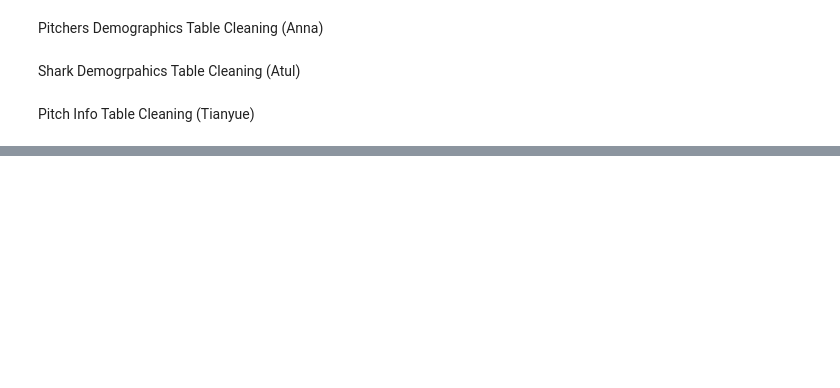
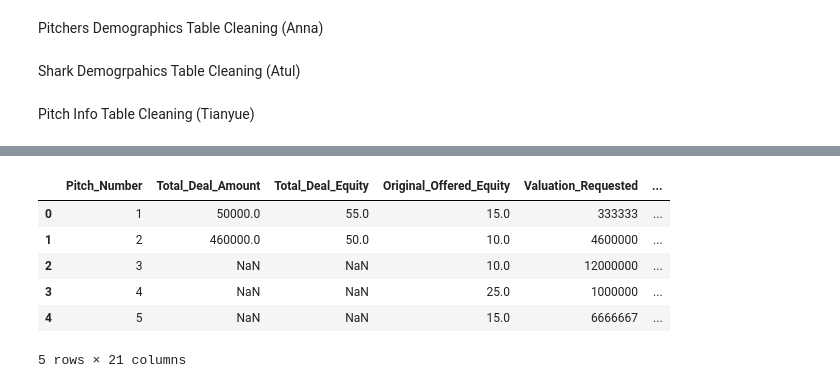
Before and after one commit to amydohlin/project-3-group-08, a Jupyter notebook: Project_3_Group_8_ETL.ipynb, the cells around one changed output, grey strips where cells are left out. Cells and saved outputs as stored; diff of their text form; code cells hidden in the pictures; blank space fills up the shorter version.

Commit message:
updating dataframes

```diff
--- a/Project_3_Group_8_ETL.ipynb
+++ b/Project_3_Group_8_ETL.ipynb
@@ -70,0 +174,18 @@ Pitch Info Table Cleaning (Tianyue)
+# %%
+# Creating a dataframe for Deal Info:
+deal_df = sharktank_df_clean[[ 'Pitch Number','Total Deal Amount','Total Deal Equity','Original Offered Equity','Valuation Requested', 'Deal Valuation','Number of Sharks in Deal', 'Barbara Corcoran Investment Amount',
+                    'Barbara Corcoran Investment Equity', 'Mark Cuban Investment Amount','Mark Cuban Investment Equity', 'Lori Greiner Investment Amount','Lori Greiner Investment Equity',
+                    'Robert Herjavec Investment Amount', 'Robert Herjavec Investment Equity','Daymond John Investment Amount','Daymond John Investment Equity', 'Kevin O Leary Investment Amount',
+                    'Kevin O Leary Investment Equity', 'Guest Investment Amount', 'Guest Investment Equity']]
+deal_df.columns = deal_df.columns.str.replace(' ', '_')
+deal_df.head()
+
+# May add sharks' ID if unique key available in shark_df
+# %% [output]
+|  | Pitch_Number | Total_Deal_Amount | Total_Deal_Equity | Original_Offered_Equity | Valuation_Requested | ... |
+| 0 | 1 | 50000.0 | 55.0 | 15.0 | 333333 | ... |
+| 1 | 2 | 460000.0 | 50.0 | 10.0 | 4600000 | ... |
+| 2 | 3 | NaN | NaN | 10.0 | 12000000 | ... |
+| 3 | 4 | NaN | NaN | 25.0 | 1000000 | ... |
+| 4 | 5 | NaN | NaN | 15.0 | 6666667 | ... |
+5 rows × 21 columns
```
Also changed, not shown: parts of 10 cells of this notebook, 2 other files.
